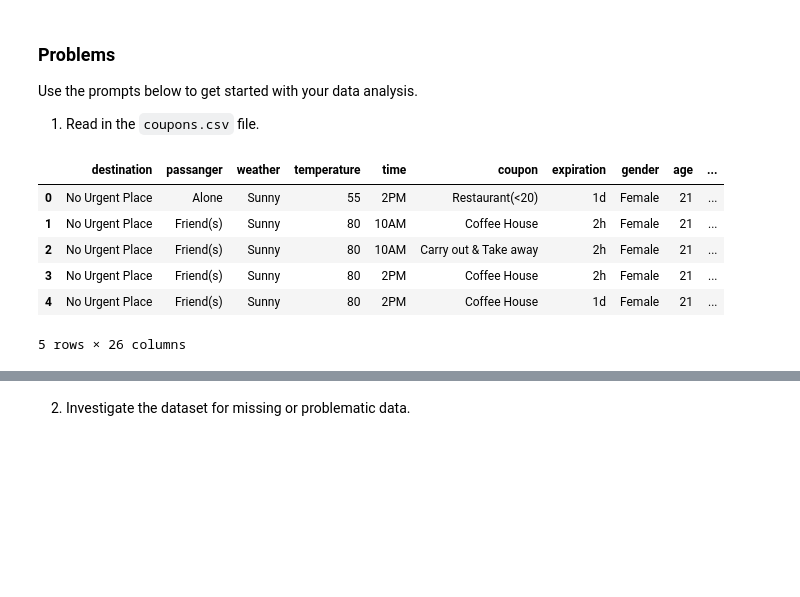
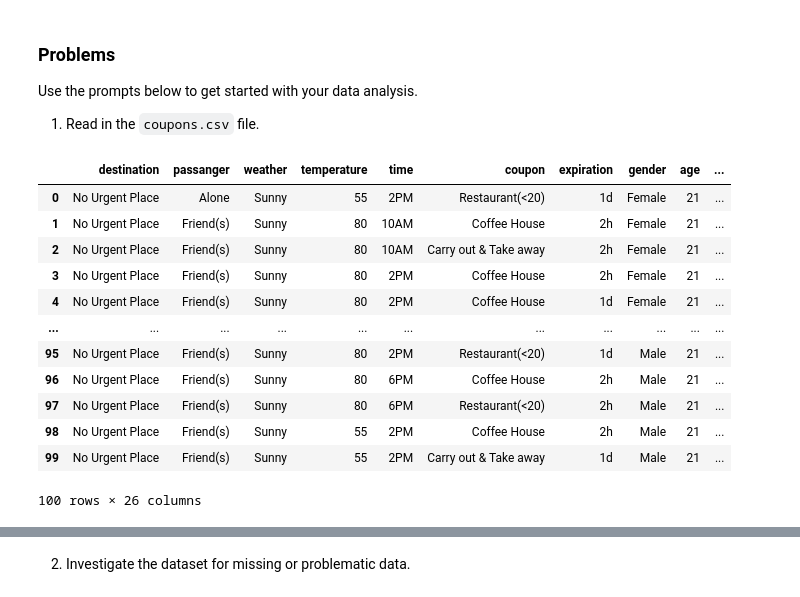
Before and after one commit to BerkeleyAIML/Module5CustomerCoupon, a Jupyter notebook: prompt.ipynb, the cells around one changed output, grey strips where cells are left out. Drawn from its saved outputs; the diff is of its cells as text; code cells hidden in the pictures; blank space fills up the shorter version.

```diff
--- a/prompt.ipynb
+++ b/prompt.ipynb
@@ -69,12 +69,18 @@ Use the prompts below to get started with your data analysis.
 # %%
 data = pd.read_csv('data/coupons.csv')
 # %%
-data.head()
+data.head(100)
 # %% [output]
 |  | destination | passanger | weather | temperature | time | coupon | expiration | gender | age | ... |
 | 0 | No Urgent Place | Alone | Sunny | 55 | 2PM | Restaurant(<20) | 1d | Female | 21 | ... |
 | 1 | No Urgent Place | Friend(s) | Sunny | 80 | 10AM | Coffee House | 2h | Female | 21 | ... |
 | 2 | No Urgent Place | Friend(s) | Sunny | 80 | 10AM | Carry out & Take away | 2h | Female | 21 | ... |
 | 3 | No Urgent Place | Friend(s) | Sunny | 80 | 2PM | Coffee House | 2h | Female | 21 | ... |
 | 4 | No Urgent Place | Friend(s) | Sunny | 80 | 2PM | Coffee House | 1d | Female | 21 | ... |
+| ... | ... | ... | ... | ... | ... | ... | ... | ... | ... | ... |
+| 95 | No Urgent Place | Friend(s) | Sunny | 80 | 2PM | Restaurant(<20) | 1d | Male | 21 | ... |
+| 96 | No Urgent Place | Friend(s) | Sunny | 80 | 6PM | Coffee House | 2h | Male | 21 | ... |
+| 97 | No Urgent Place | Friend(s) | Sunny | 80 | 6PM | Restaurant(<20) | 2h | Male | 21 | ... |
+| 98 | No Urgent Place | Friend(s) | Sunny | 55 | 2PM | Coffee House | 2h | Male | 21 | ... |
+| 99 | No Urgent Place | Friend(s) | Sunny | 55 | 2PM | Carry out & Take away | 1d | Male | 21 | ... |
-5 rows × 26 columns
+100 rows × 26 columns
```
Also changed, not shown: parts of 12 cells of this notebook.
